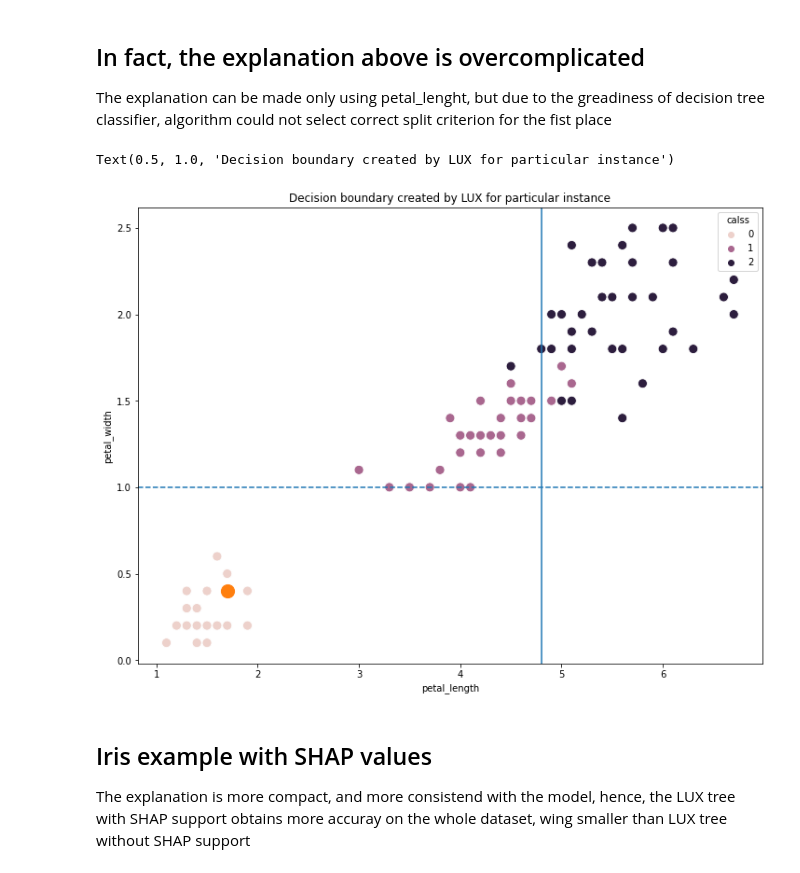
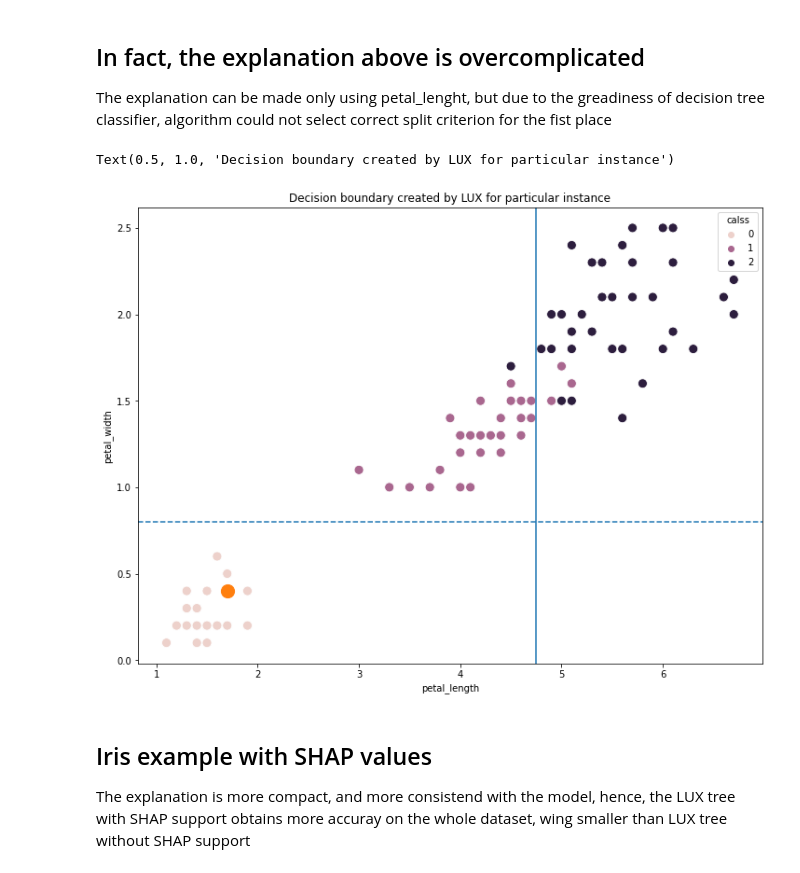
Before and after one commit to sbobek/lux, a Jupyter notebook: lux_usage_example_shap.ipynb, the cells around one changed output. Drawn from its saved outputs; the diff is of its cells as text; code cells hidden in the pictures.

```diff
--- a/lux_usage_example_shap.ipynb
+++ b/lux_usage_example_shap.ipynb
@@ -147,13 +149,13 @@ The explanation can be made only using petal_lenght, but due to the greadiness o
 # %%
 plt.figure(figsize=(12,9))
 graph=sns.scatterplot(x='petal_length',y='petal_width', data=train[['petal_length','petal_width', target]],hue=target,s=100)
-graph.axhline(1.0,0, linestyle='--')
-graph.axvline(4.8)
+graph.axhline(0.8,0, linestyle='--')
+graph.axvline(4.75)
 plt.scatter(data=pd.DataFrame(iris_instance,columns=features),x='petal_length',y='petal_width', marker='o', s=200)
 plt.title('Decision boundary created by LUX for particular instance')
 # %% [output]
 Text(0.5, 1.0, 'Decision boundary created by LUX for particular instance')
-[figure, old version]
+[figure, new version]
 # %% [markdown]
 ## Iris example with SHAP values
 The explanation is more compact, and more consistend with the model, hence, the LUX tree with SHAP support obtains more accuray on the whole dataset, wing smaller than LUX tree without SHAP support
```
Also changed, not shown: parts of 29 cells of this notebook, 6 other files.
